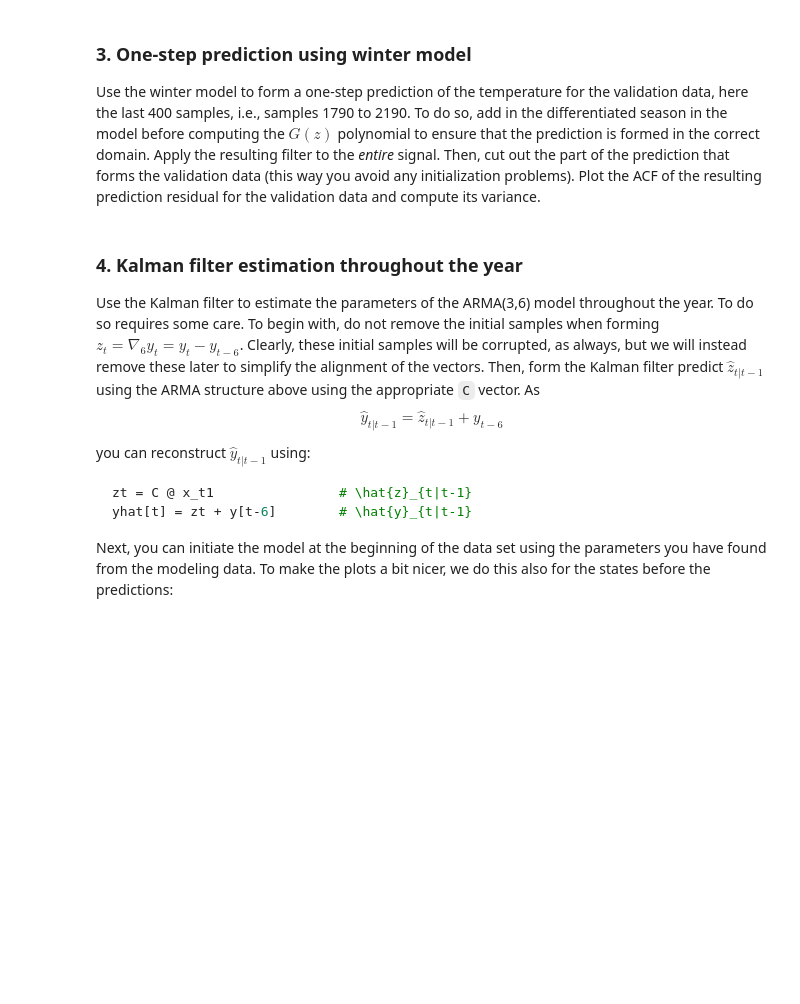
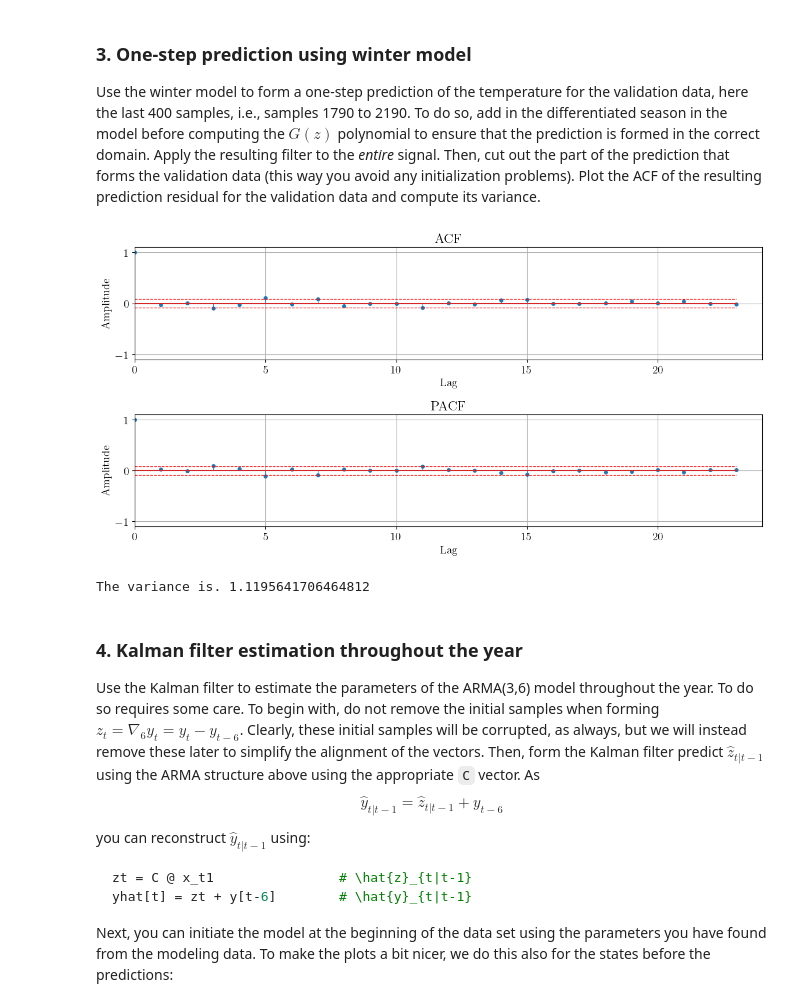
Before and after one commit to asifakhan09/MASM17-Time-series-analysis, a Jupyter notebook: Lab 3/lab3_Johan_V2.ipynb, the cells around one changed output. Cells and saved outputs as stored; diff of their text form; code cells hidden in the pictures; blank space fills up the shorter version.

```diff
--- a/Lab 3/lab3_Johan_V2.ipynb
+++ b/Lab 3/lab3_Johan_V2.ipynb
@@ -740,0 +795,12 @@ Did you get a similar model? To allow comparisons, we will now use the above ARM
+# %%
+p = 3
+q = 6
+C_free = [1] + [0]*5 + [1]
+
+mdl_w = estimateARMA(ydiff[:540], A = p, C = q, C_free=C_free, plot=False)
+mdl_s = estimateARMA(ydiff[907:1458], A = p, C = q, C_free=C_free, plot=False)
+
+print("Coefficient \t Winter \t Summer")
+for i in range(1, len(mdl_w.A)):
+    print(f"a_{i} \t \t {mdl_w.A[i]:.2f} \t \t {mdl_s.A[i]:.2f}")
+print(f"c_6 \t \t {mdl_w.C[6]:.2f} \t \t {mdl_s.C[6]:.2f}")
@@ -743,7 +819,25 @@ Did you get a similar model? To allow comparisons, we will now use the above ARM
 
 Use the winter model to form a one-step prediction of the temperature for the validation data, here the last 400 samples, i.e., samples 1790 to 2190. To do so, add in the differentiated season in the model before computing the $G(z)$ polynomial to ensure that the prediction is formed in the correct domain. Apply the resulting filter to the *entire* signal. Then, cut out the part of the prediction that forms the validation data (this way you avoid any initialization problems). Plot the ACF of the resulting prediction residual for the validation data and compute its variance.
 # %%
-#write your code for task 2.5.3
+# Add season to A polynomial
+As = np.convolve([1] + [0]*5 + [-1], mdl_w.A)
+# Get polynomials for 1 step prediction
+_, G = polydiv(mdl_w.C, As, 1)
+
+# Apply to data
+yhat = signal.lfilter(G, mdl_w.C, y) # I did not save the new y in its own variable, but we are predicting the last samples, it probably does not matter a lot.
+
+# Isolate validation data
+yhat_val = yhat[1790:2190]
+y_val = y[1790:2190]
+e_pred = yhat_val - y_val
+
+plotACFnPACF(ehat)
+variance = np.var(e_pred, ddof=0)
+print(f"The variance is. {variance}")
+# %% [output]
+[figure, added]
+The variance is. 1.1195641706464812
 # %% [markdown]
 ### 4. Kalman filter estimation throughout the year
 
```
Also changed, not shown: parts of 10 cells of this notebook.
